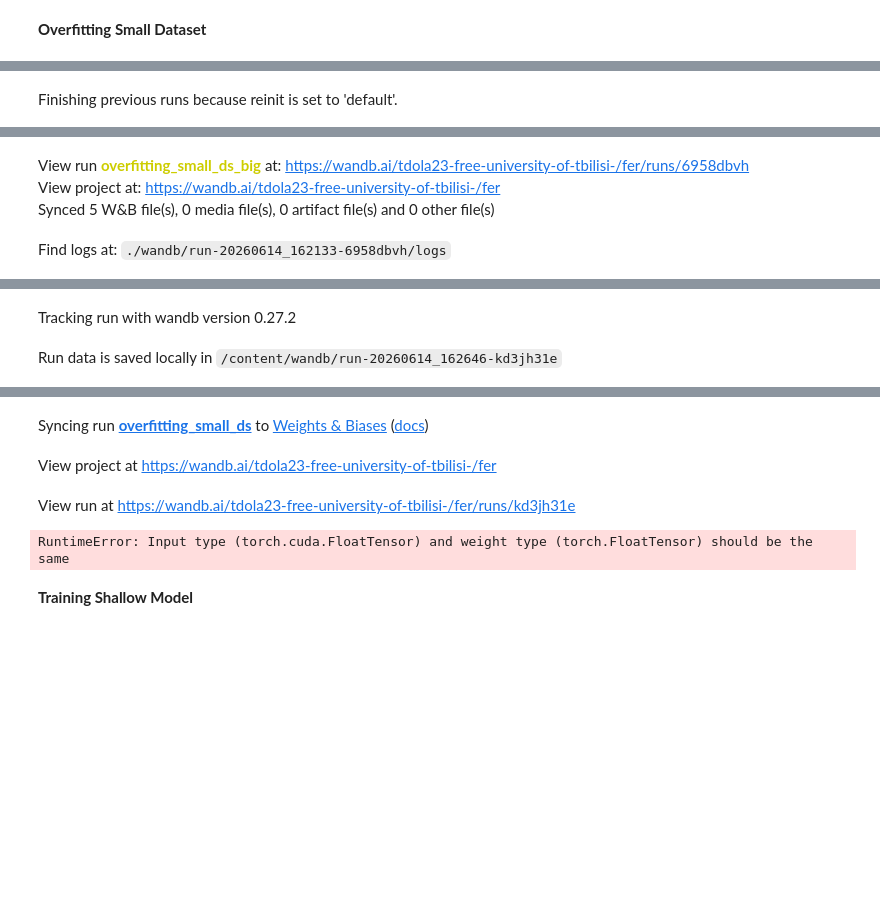
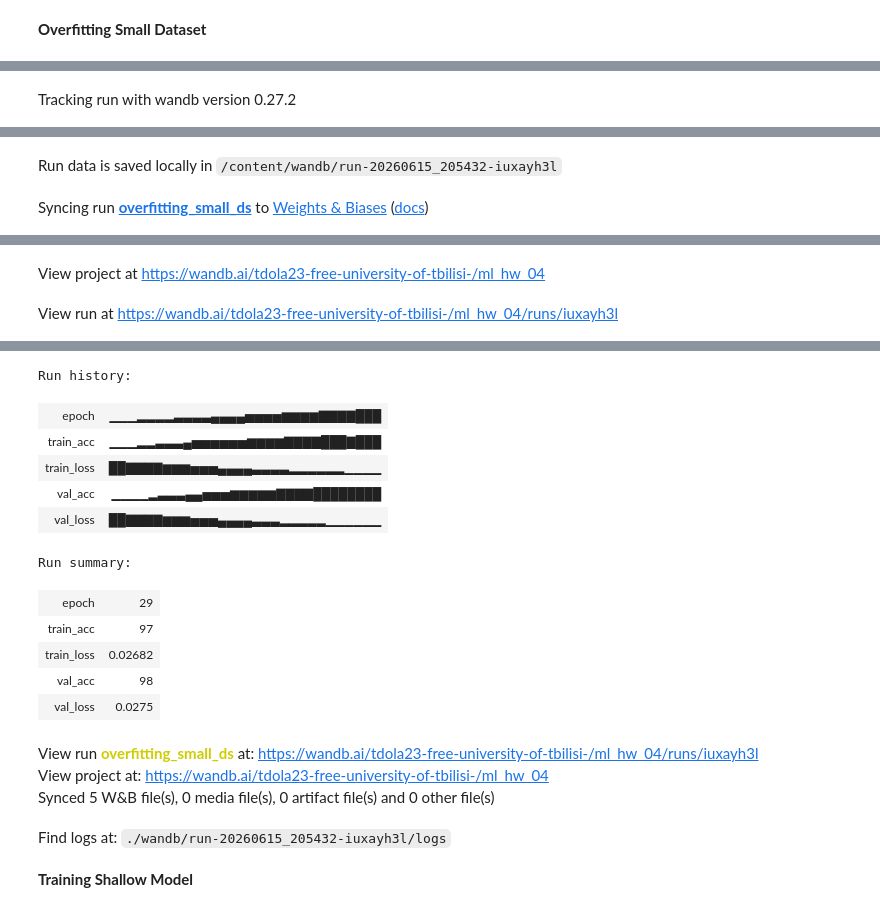
Before and after one commit to icosahedron31/Facial-Expression-Recognition, a Jupyter notebook: CNNMLP.ipynb, the cells around one changed output, grey strips where cells are left out. Saved outputs shown, nothing was run; the diff lists cells and outputs as text; code cells hidden in the pictures; blank space fills up the shorter version.

```diff
--- a/CNNMLP.ipynb
+++ b/CNNMLP.ipynb
@@ -394,9 +410,24 @@ small_ds = Subset(train_ds, range(100))
 model = SimpleNet().to(device)
 
 wandb.init(
-    project="fer",
+    project="ml_hw_04",
     group="cnnmlp",
-    name="overfitting_small_ds"
+    name="overfitting_small_ds",
+    config = {
+    "project": "ml_hw_04",
+    "model": "Overfitting_small_ds_simple",
+
+    "training": {
+        "epochs": 100,
+        "batch_size": 8,
+        "lr": 1e-4,
+        "optimizer": "adam"
+    },
+        "experiment": {
+            "goal": "overfit_small_ds",
+            "group": "cnnmlp"
+        }
+    }
 )
 model = train_loop(small_ds, small_ds, "cnnmlp", 0.0001, 8, model)
 torch.save(model, "overfitter.pt")
@@ -405 +437 @@ wandb.finish()
-Finishing previous runs because reinit is set to 'default'.
+Tracking run with wandb version 0.27.2
@@ -407,4 +438,2 @@ Finishing previous runs because reinit is set to 'default'.
-View run overfitting_small_ds_big at: https://wandb.ai/tdola23-free-university-of-tbilisi-/fer/runs/6958dbvh
-View project at: https://wandb.ai/tdola23-free-university-of-tbilisi-/fer
-Synced 5 W&B file(s), 0 media file(s), 0 artifact file(s) and 0 other file(s)
+Run data is saved locally in /content/wandb/run-20260615_205432-iuxayh3l
-Find logs at: ./wandb/run-20260614_162133-6958dbvh/logs
+Syncing run overfitting_small_ds to Weights & Biases (docs)
@@ -412,2 +440,2 @@ Find logs at: ./wandb/run-20260614_162133-6958dbvh/logs
-Tracking run with wandb version 0.27.2
+View project at https://wandb.ai/tdola23-free-university-of-tbilisi-/ml_hw_04
-Run data is saved locally in /content/wandb/run-20260614_162646-kd3jh31e
+View run at https://wandb.ai/tdola23-free-university-of-tbilisi-/ml_hw_04/runs/iuxayh3l
@@ -414,7 +460,19 @@ Run data is saved locally in /content/wandb/run-20260614_162646-kd3jh31e
+Run history:
+| epoch | ▁▁▁▂▂▂▂▃▃▃▃▄▄▄▄▅▅▅▅▆▆▆▆▇▇▇▇███ |
+| train_acc | ▁▁▁▂▂▃▃▃▄▅▅▅▅▅▅▆▆▆▆▇▇▇▇███▇███ |
+| train_loss | ██▇▇▇▇▆▆▆▅▅▅▄▄▄▄▃▃▃▃▂▂▂▂▂▂▁▁▁▁ |
+| val_acc | ▁▁▁▁▂▃▃▃▄▄▅▅▅▆▆▆▆▆▇▇▇▇████████ |
+| val_loss | ██▇▇▇▇▆▆▆▅▅▅▄▄▄▄▃▃▃▂▂▂▂▂▁▁▁▁▁▁ |
+Run summary:
+| epoch | 29 |
+| train_acc | 97 |
+| train_loss | 0.02682 |
+| val_acc | 98 |
+| val_loss | 0.0275 |
-Syncing run overfitting_small_ds to Weights & Biases (docs)
+View run overfitting_small_ds at: https://wandb.ai/tdola23-free-university-of-tbilisi-/ml_hw_04/runs/iuxayh3l
+View project at: https://wandb.ai/tdola23-free-university-of-tbilisi-/ml_hw_04
+Synced 5 W&B file(s), 0 media file(s), 0 artifact file(s) and 0 other file(s)
-View project at https://wandb.ai/tdola23-free-university-of-tbilisi-/fer
+Find logs at: ./wandb/run-20260615_205432-iuxayh3l/logs
-View run at https://wandb.ai/tdola23-free-university-of-tbilisi-/fer/runs/kd3jh31e
-RuntimeError: Input type (torch.cuda.FloatTensor) and weight type (torch.FloatTensor) should be the same
 # %% [markdown]
 **Training Shallow Model**
 # %%
```
Also changed, not shown: parts of 14 cells of this notebook.
